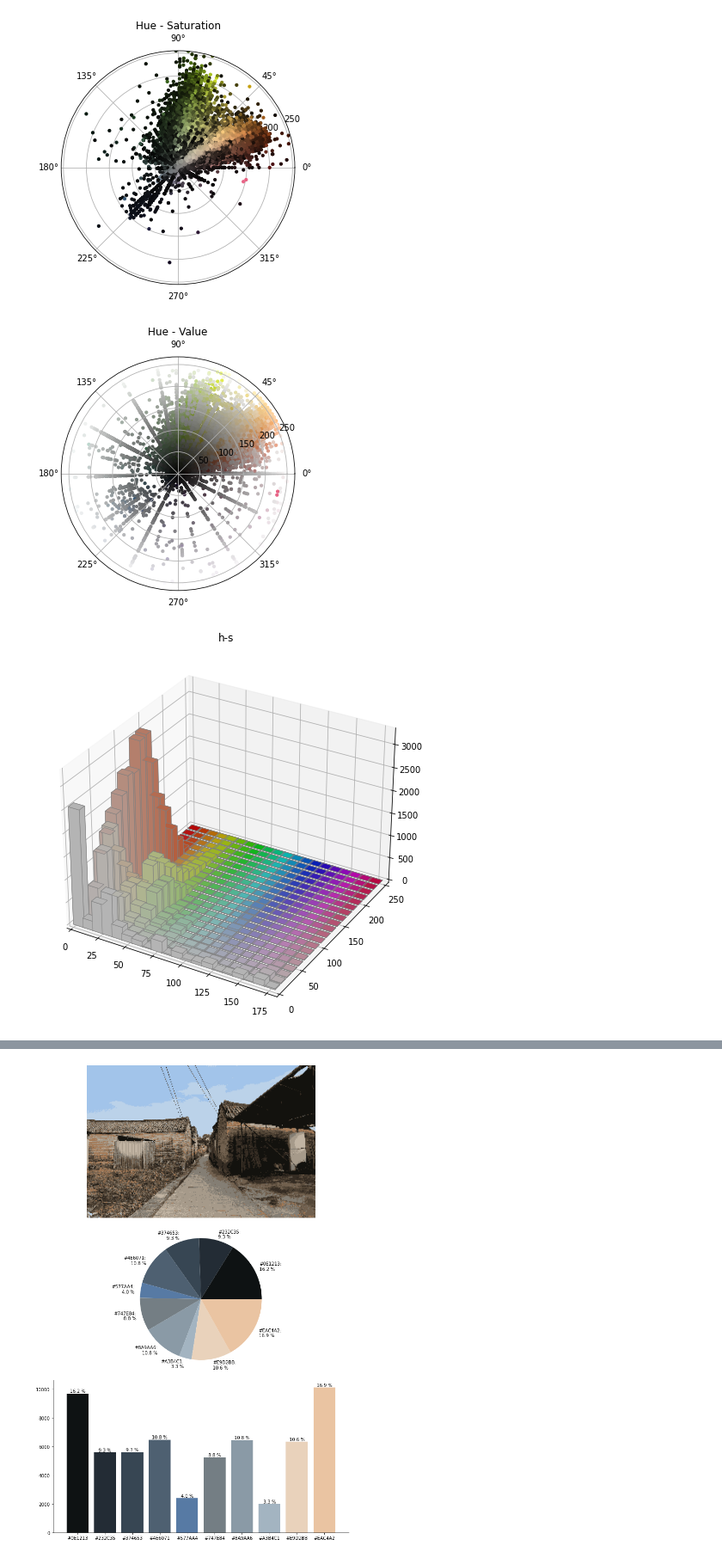
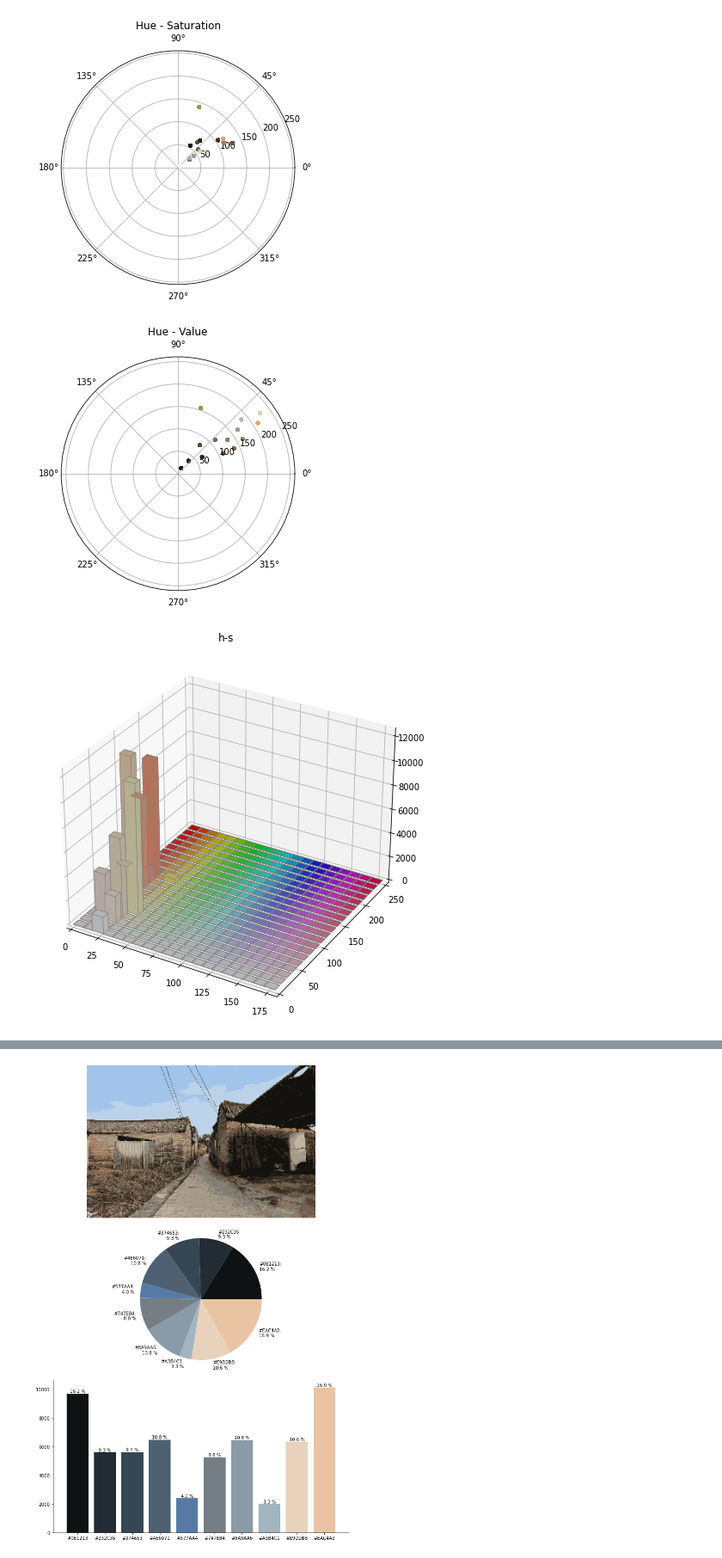
Before and after one commit to Tanc60/ColorAnalysis, a Jupyter notebook: Note/HSV_Analysis.ipynb, the cells around one changed output, grey strips where cells are left out. Shown: that part at 86% size. Saved outputs shown, nothing was run; the diff lists cells and outputs as text; code cells hidden in the pictures.

```diff
--- a/Note/HSV_Analysis.ipynb
+++ b/Note/HSV_Analysis.ipynb
@@ -84,6 +84,6 @@ def plot2dhistogram(x,y,tag):
 
     plt.show()
 
-show_img(r"E:\Downloads\BaiduNetdiskDownload\testfile\2L7A2046.JPG")
-#show_img(r"E:\Downloads\BaiduNetdiskDownload\output\2L7A2046_kmeans.png")
+#show_img(r"E:\Downloads\BaiduNetdiskDownload\testfile\2L7A2046.JPG")
+show_img(r"E:\Downloads\BaiduNetdiskDownload\output\2L7A2046_kmeans.png")
 # %% [output]
@@ -104,4 +104,4 @@ show_img(r"E:\Downloads\BaiduNetdiskDownload\testfile\2L7A2046.JPG")
 [figure]
-[figure, old version]
+[figure, new version]
-[figure, old version]
+[figure, new version]
-[figure, old version]
+[figure, new version]
```
Also changed, not shown: parts of 1 cell of this notebook.
